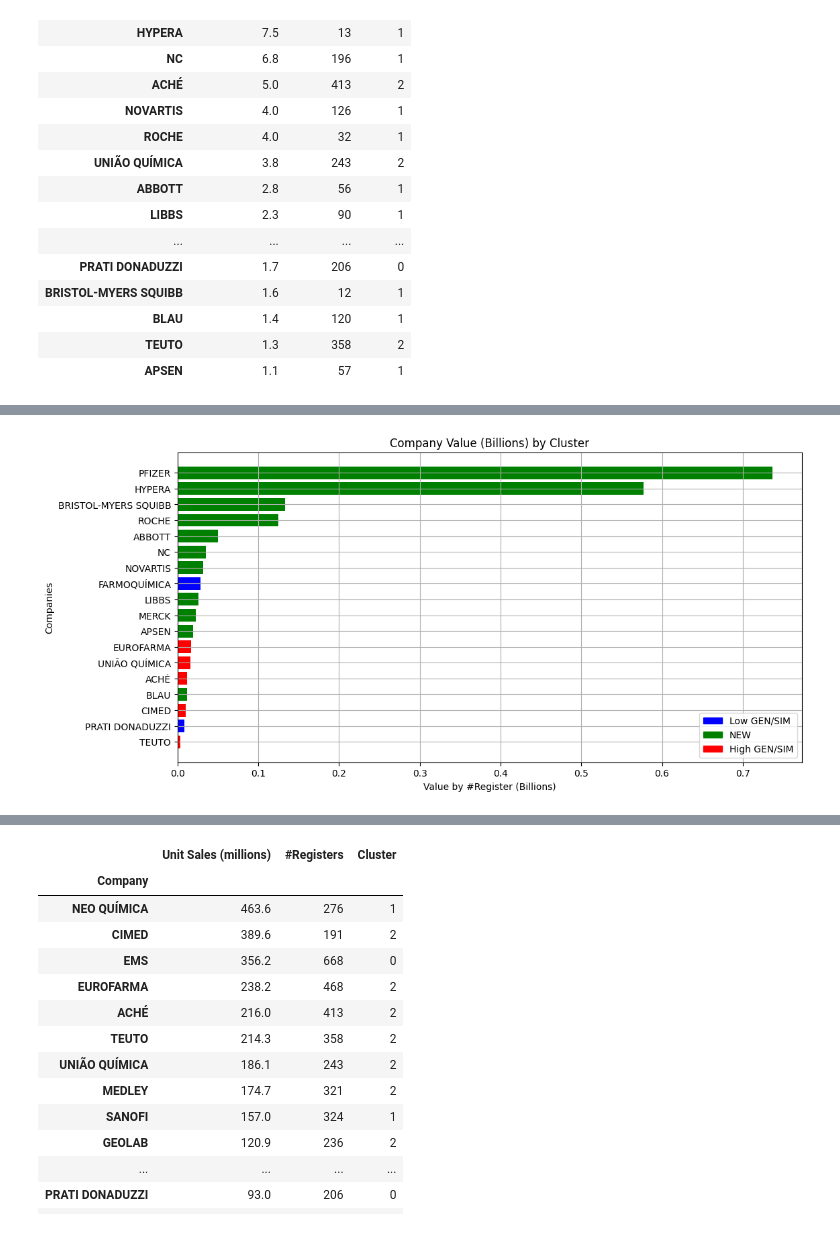
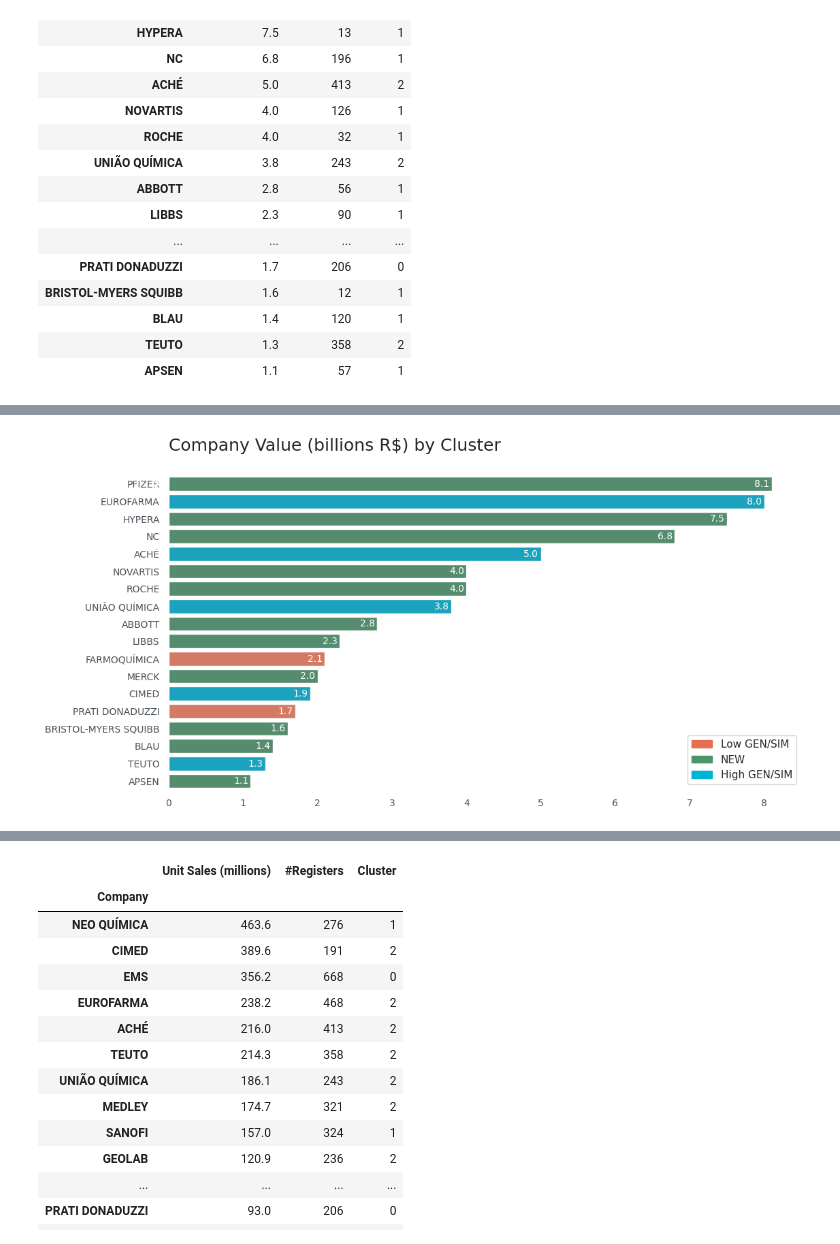
Before and after one commit to leandrodmf/Drug_Reg_ANVISA_KMeans, a Jupyter notebook: Drug_Reg_ANVISA_KMeans.ipynb, the cells around one changed output, grey strips where cells are left out. Drawn from its saved outputs; the diff is of its cells as text; code cells hidden in the pictures.

```diff
--- a/Drug_Reg_ANVISA_KMeans.ipynb
+++ b/Drug_Reg_ANVISA_KMeans.ipynb
@@ -620,31 +591,41 @@ plt.show()
-# %%
-# Adding Value by register
-df_billion_comp['Value by #Registers'] = df_billion_comp['Value (Billions)'] / df_billion_comp['#Registers']
-
-import matplotlib.pyplot as plt
-import matplotlib.patches as mpatches
-
-plt.figure(figsize=(12, 6))
-
-df_billion_comp_sorted = df_billion_comp.sort_values('Value by #Registers', ascending=True)
-
-color_map = {
-    0: ('blue', 'Low GEN/SIM'),
-    1: ('green', 'NEW'),
-    2: ('red', 'High GEN/SIM')
-}
-
-plt.barh(df_billion_comp_sorted.index, df_billion_comp_sorted['Value by #Registers'],
-                color=df_billion_comp_sorted['Cluster'].map(lambda x: color_map[x][0]))
-
-plt.xlabel('Value by #Register (Billions)')
-plt.ylabel('Companies')
-plt.title('Company Value (Billions) by Cluster')
-plt.grid(True)
-
-legend_patches = [mpatches.Patch(color=color, label=label) for cluster, (color, label) in color_map.items()]
-plt.legend(handles=legend_patches, loc='best')
-
-plt.show()
-# %% [output]
-[figure, removed]
+# %%
+import seaborn as sns
+import matplotlib.pyplot as plt
+import matplotlib.patches as mpatches
+
+RED, GREEN, BLUE, GRAY1, GRAY2 = '#e76f51', '#4c956c', '#00b4d8', '#212529','#495057'
+
+color_map = {
+    0: (RED, 'Low GEN/SIM'),
+    1: (GREEN, 'NEW'),
+    2: (BLUE, 'High GEN/SIM')
+}
+
+plt.figure(figsize=(12, 6))
+
+cluster_palette = {cluster: color for cluster, (color, _) in color_map.items()}
+
+ax = sns.barplot(y=df_billion_comp.index, x=df_billion_comp['Value (Billions)'],
+                 hue=df_billion_comp['Cluster'],
+                 palette=cluster_palette)
+
+
+
+legend_patches = [mpatches.Patch(color=color, label=label) for cluster, (color, label) in color_map.items()]
+ax.legend(handles=legend_patches, loc='best')
+
+
+ax.set_title('Company Value (billions R$) by Cluster\n', fontsize=18, color=GRAY1, loc='left')
+ax.set_xlabel('', fontsize=14, color=GRAY2)
+ax.set_ylabel('', fontsize=14)
+ax.tick_params(axis='y', labelsize=10, labelcolor=GRAY2)
+ax.tick_params(axis='x', labelsize=10, labelcolor=GRAY2)
+ax.spines[['top', 'right', 'left', 'bottom']].set_visible(False)
+
+for p in ax.patches:
+    width = p.get_width()
+    ax.text(width - 0.23, p.get_y() + p.get_height()/2, f'{width:.1f}', ha="left", va="center", fontsize=10, color='white')
+
+plt.show()
+# %% [output]
+[figure, added]
```
Also changed, not shown: parts of 5 cells of this notebook.
